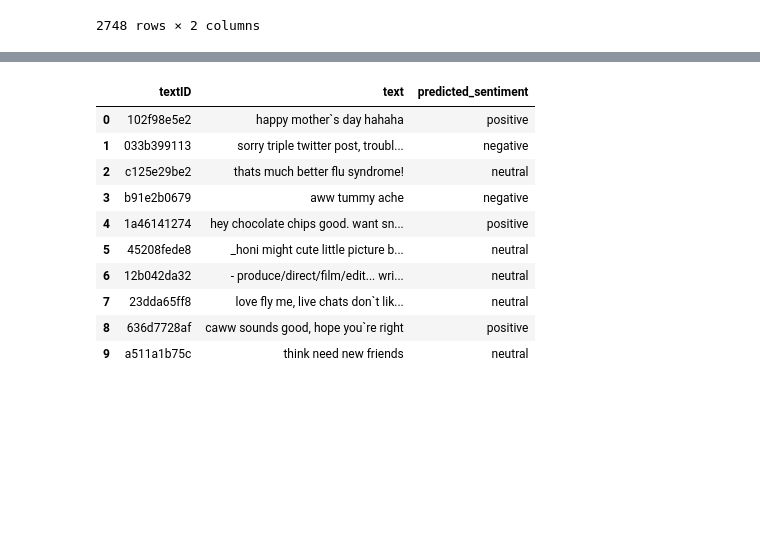
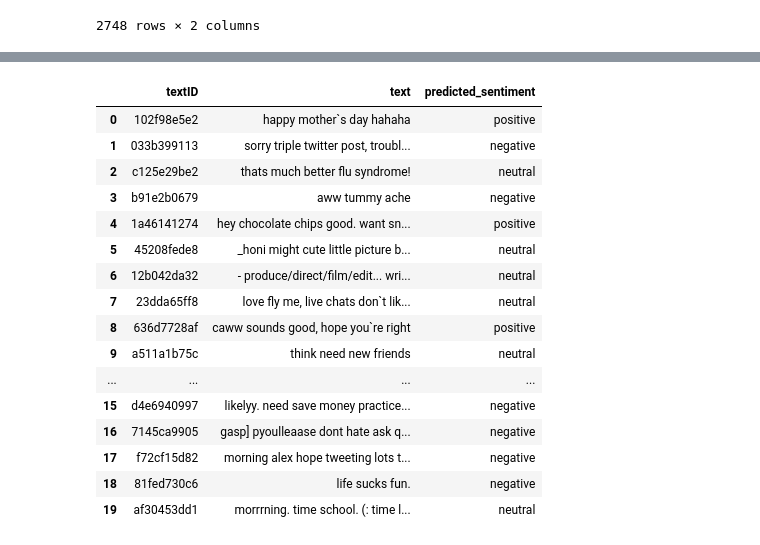
Before and after one commit to AdityaRadjou/SentimentAnalysis, a Jupyter notebook: Twitter_Sentiment_Analysis.ipynb, the cells around one changed output, grey strips where cells are left out. Drawn from its saved outputs; the diff is of its cells as text; code cells hidden in the pictures; blank space fills up the shorter version.

```diff
--- a/Twitter_Sentiment_Analysis.ipynb
+++ b/Twitter_Sentiment_Analysis.ipynb
@@ -675,5 +675,5 @@ y_pred_test_bert = np.zeros_like(pred_sentiment)
 y_pred_test_bert[np.arange(len(y_pred_test_bert)), pred_sentiment.argmax(1)] = 1
 
 test_df["predicted_sentiment"] = ohe.inverse_transform(y_pred_test_bert).reshape(-1, )
-test_df.head(10)
+test_df.head(20)
 # %% [output]
@@ -681,11 +681,17 @@ test_df.head(10)
 |  | textID | text | predicted_sentiment |
 | 0 | 102f98e5e2 | happy mother`s day hahaha | positive |
 | 1 | 033b399113 | sorry triple twitter post, troubl... | negative |
 | 2 | c125e29be2 | thats much better flu syndrome! | neutral |
 | 3 | b91e2b0679 | aww tummy ache | negative |
 | 4 | 1a46141274 | hey chocolate chips good. want sn... | positive |
 | 5 | 45208fede8 | _honi might cute little picture b... | neutral |
 | 6 | 12b042da32 | - produce/direct/film/edit... wri... | neutral |
 | 7 | 23dda65ff8 | love fly me, live chats don`t lik... | neutral |
 | 8 | 636d7728af | caww sounds good, hope you`re right | positive |
 | 9 | a511a1b75c | think need new friends | neutral |
+| ... | ... | ... | ... |
+| 15 | d4e6940997 | likelyy. need save money practice... | negative |
+| 16 | 7145ca9905 | gasp] pyoulleaase dont hate ask q... | negative |
+| 17 | f72cf15d82 | morning alex hope tweeting lots t... | negative |
+| 18 | 81fed730c6 | life sucks fun. | negative |
+| 19 | af30453dd1 | morrrning. time school. (: time l... | neutral |
```
Also changed, not shown: parts of 2 cells of this notebook.
